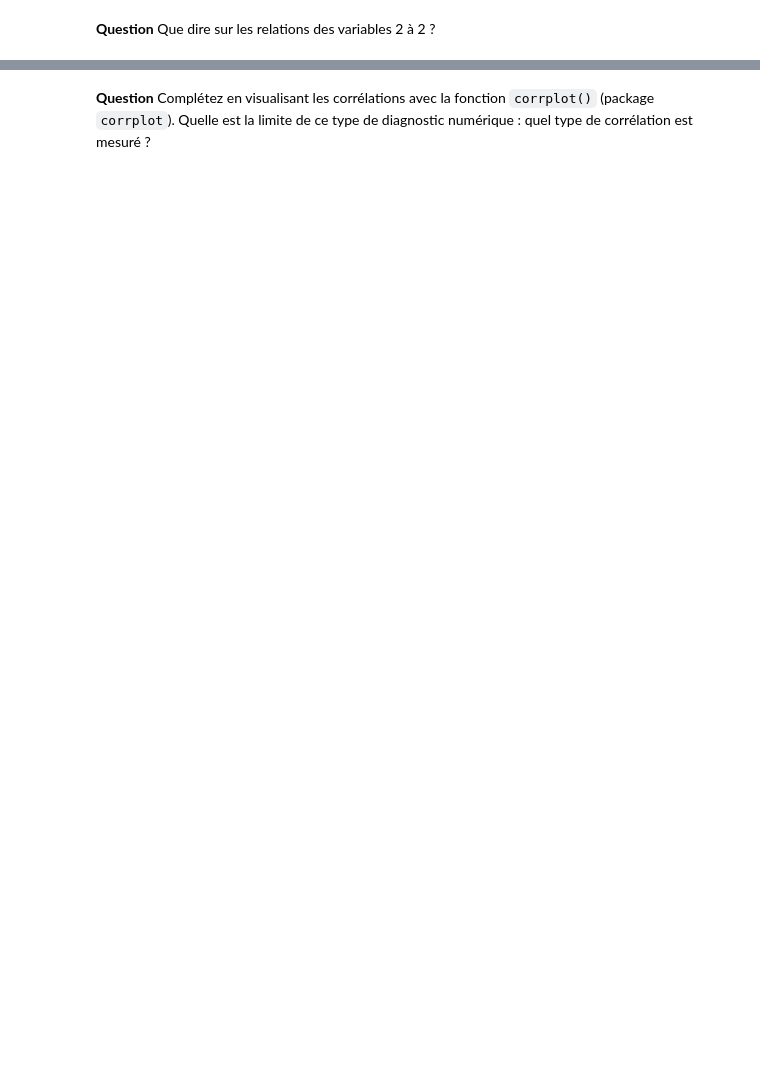
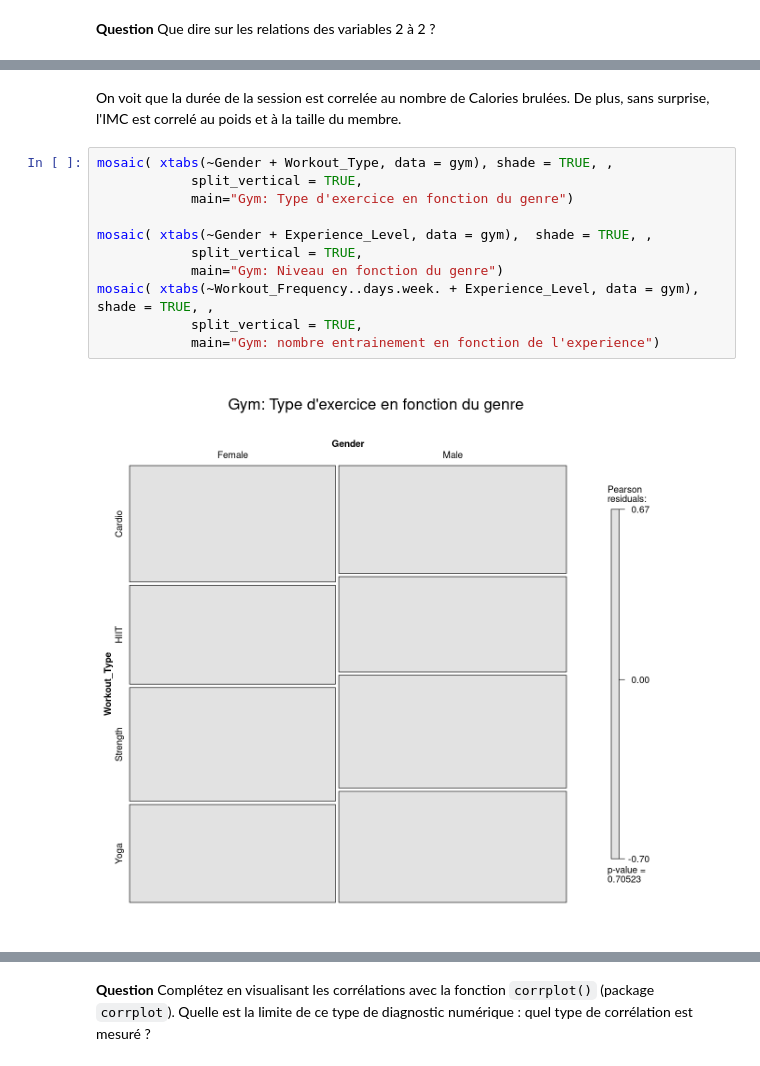
Before and after one commit to QUENTINTOUIL/Projet_ML, a Jupyter notebook: Julie_R.ipynb, the cells around one changed output, grey strips where cells are left out. Cells and saved outputs as stored; diff of their text form; blank space fills up the shorter version.

```diff
--- a/Julie_R.ipynb
+++ b/Julie_R.ipynb
@@ -333,0 +336,15 @@ ozone[916, "LNO"]
+# %% [markdown]
+On voit que la durée de la session est correlée au  nombre de Calories brulées. De plus, sans surprise, l'IMC est correlé au poids et à la taille du membre.
+# %%
+mosaic( xtabs(~Gender + Workout_Type, data = gym), shade = TRUE, ,
+            split_vertical = TRUE,
+            main="Gym: Type d'exercice en fonction du genre")
+
+mosaic( xtabs(~Gender + Experience_Level, data = gym),  shade = TRUE, ,
+            split_vertical = TRUE,
+            main="Gym: Niveau en fonction du genre")
+mosaic( xtabs(~Workout_Frequency..days.week. + Experience_Level, data = gym),  shade = TRUE, ,
+            split_vertical = TRUE,
+            main="Gym: nombre entrainement en fonction de l'experience")
+# %% [output]
+[figure, added]
```
Also changed, not shown: parts of 20 cells of this notebook.
